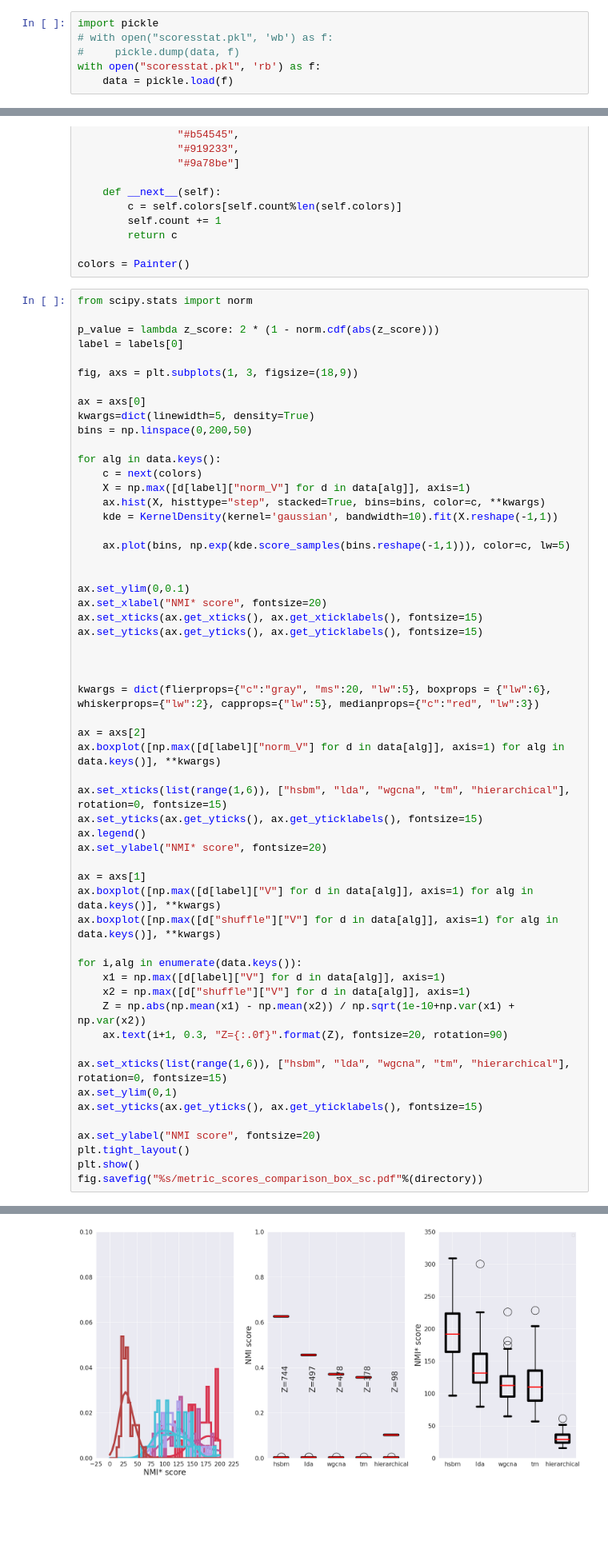
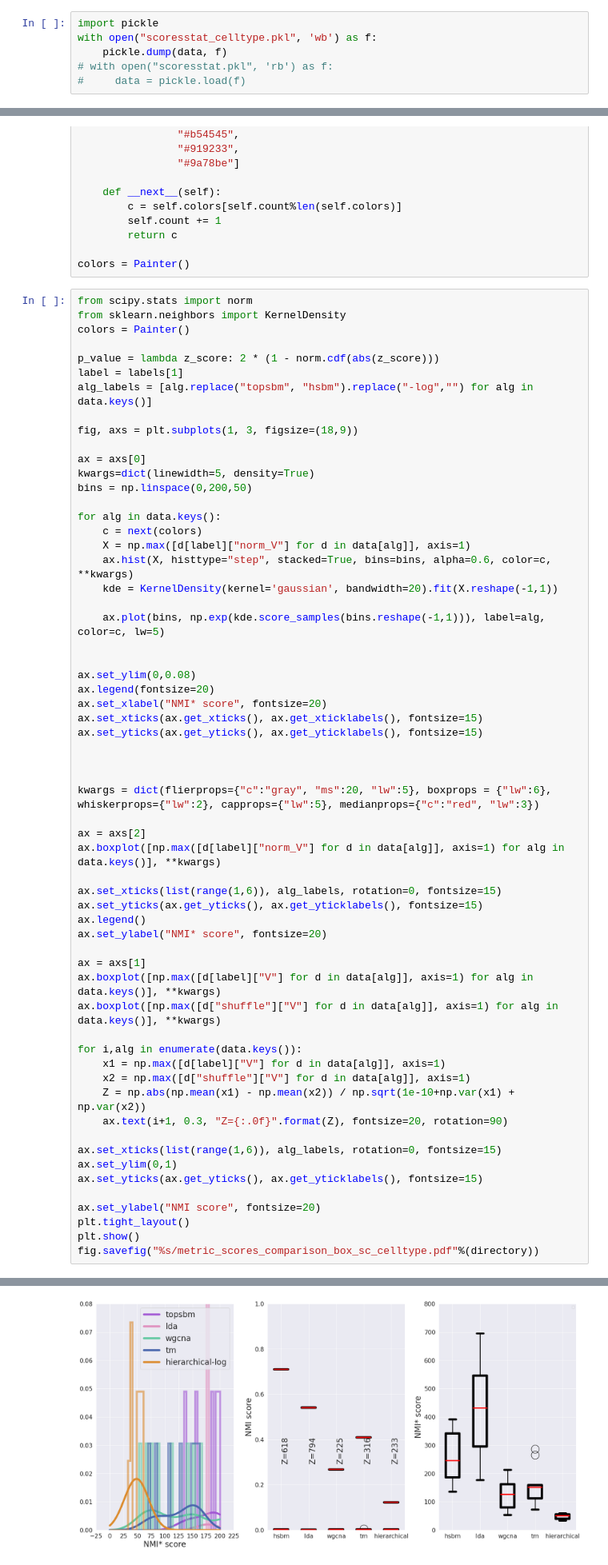
Before and after one commit to fvalle1/topics, a Jupyter notebook: datasets/single-cell/scoring.ipynb, the cells around one changed output, grey strips where cells are left out. Shown at 80% size. Drawn from its saved outputs; the diff is of its cells as text; blank space fills up the shorter version.

```diff
--- a/datasets/single-cell/scoring.ipynb
+++ b/datasets/single-cell/scoring.ipynb
@@ -126,9 +127,9 @@ FileNotFoundError: [Errno 2] No such file or directory: 'datasets/single-cell/sc
 # %%
 import pickle
-# with open("scoresstat.pkl", 'wb') as f:
-#     pickle.dump(data, f)
-with open("scoresstat.pkl", 'rb') as f:
-    data = pickle.load(f)
+with open("scoresstat_celltype.pkl", 'wb') as f:
+    pickle.dump(data, f)
+# with open("scoresstat.pkl", 'rb') as f:
+#     data = pickle.load(f)
 # %%
 class Painter():
     def __init__(self):
@@ -156,9 +157,12 @@ class Painter():
 colors = Painter()
 # %%
 from scipy.stats import norm
+from sklearn.neighbors import KernelDensity
+colors = Painter()
 
 p_value = lambda z_score: 2 * (1 - norm.cdf(abs(z_score)))
-label = labels[0]
+label = labels[1]
+alg_labels = [alg.replace("topsbm", "hsbm").replace("-log","") for alg in data.keys()]
 
 fig, axs = plt.subplots(1, 3, figsize=(18,9))
 
@@ -169,47 +173,48 @@ bins = np.linspace(0,200,50)
 for alg in data.keys():
     c = next(colors)
     X = np.max([d[label]["norm_V"] for d in data[alg]], axis=1)
-    ax.hist(X, histtype="step", stacked=True, bins=bins, color=c, **kwargs)
-    kde = KernelDensity(kernel='gaussian', bandwidth=10).fit(X.reshape(-1,1))
+    ax.hist(X, histtype="step", stacked=True, bins=bins, alpha=0.6, color=c, **kwargs)
+    kde = KernelDensity(kernel='gaussian', bandwidth=20).fit(X.reshape(-1,1))
 
-    ax.plot(bins, np.exp(kde.score_samples(bins.reshape(-1,1))), color=c, lw=5)
+    ax.plot(bins, np.exp(kde.score_samples(bins.reshape(-1,1))), label=alg, color=c, lw=5)
 
 
-ax.set_ylim(0,0.1)
+ax.set_ylim(0,0.08)
+ax.legend(fontsize=20)
 ax.set_xlabel("NMI* score", fontsize=20)
 ax.set_xticks(ax.get_xticks(), ax.get_xticklabels(), fontsize=15)
 ax.set_yticks(ax.get_yticks(), ax.get_yticklabels(), fontsize=15)
 
 
 
 kwargs = dict(flierprops={"c":"gray", "ms":20, "lw":5}, boxprops = {"lw":6}, whiskerprops={"lw":2}, capprops={"lw":5}, medianprops={"c":"red", "lw":3})
 
 ax = axs[2]
 ax.boxplot([np.max([d[label]["norm_V"] for d in data[alg]], axis=1) for alg in data.keys()], **kwargs)
 
-ax.set_xticks(list(range(1,6)), ["hsbm", "lda", "wgcna", "tm", "hierarchical"], rotation=0, fontsize=15)
+ax.set_xticks(list(range(1,6)), alg_labels, rotation=0, fontsize=15)
 ax.set_yticks(ax.get_yticks(), ax.get_yticklabels(), fontsize=15)
 ax.legend()
 ax.set_ylabel("NMI* score", fontsize=20)
 
 ax = axs[1]
 ax.boxplot([np.max([d[label]["V"] for d in data[alg]], axis=1) for alg in data.keys()], **kwargs)
 ax.boxplot([np.max([d["shuffle"]["V"] for d in data[alg]], axis=1) for alg in data.keys()], **kwargs)
 
 for i,alg in enumerate(data.keys()):
     x1 = np.max([d[label]["V"] for d in data[alg]], axis=1)
     x2 = np.max([d["shuffle"]["V"] for d in data[alg]], axis=1)
     Z = np.abs(np.mean(x1) - np.mean(x2)) / np.sqrt(1e-10+np.var(x1) + np.var(x2))
     ax.text(i+1, 0.3, "Z={:.0f}".format(Z), fontsize=20, rotation=90)
 
-ax.set_xticks(list(range(1,6)), ["hsbm", "lda", "wgcna", "tm", "hierarchical"], rotation=0, fontsize=15)
+ax.set_xticks(list(range(1,6)), alg_labels, rotation=0, fontsize=15)
 ax.set_ylim(0,1)
 ax.set_yticks(ax.get_yticks(), ax.get_yticklabels(), fontsize=15)
 
 ax.set_ylabel("NMI score", fontsize=20)
 plt.tight_layout()
 plt.show()
-fig.savefig("%s/metric_scores_comparison_box_sc.pdf"%(directory))
+fig.savefig("%s/metric_scores_comparison_box_sc_celltype.pdf"%(directory))
 # %% [output]
 No artists with labels found to put in legend.  Note that artists whose label start with an underscore are ignored when legend() is called with no argument.
-[figure, old version]
+[figure, new version]
```
Also changed, not shown: parts of 5 cells of this notebook, 3 other files.
